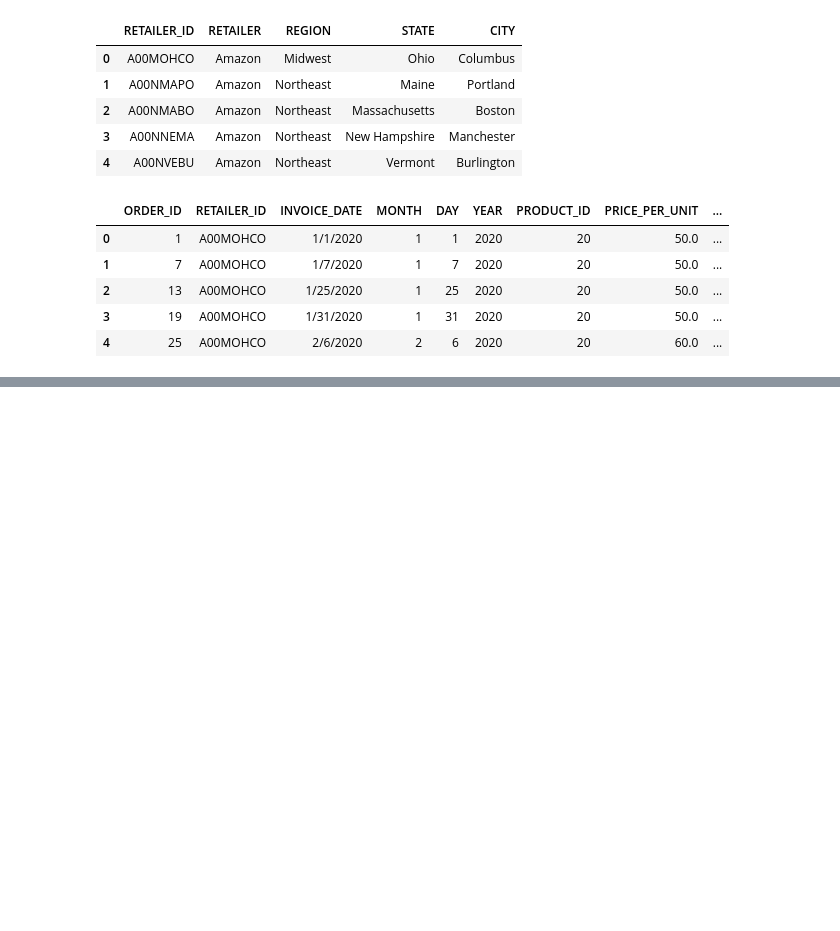
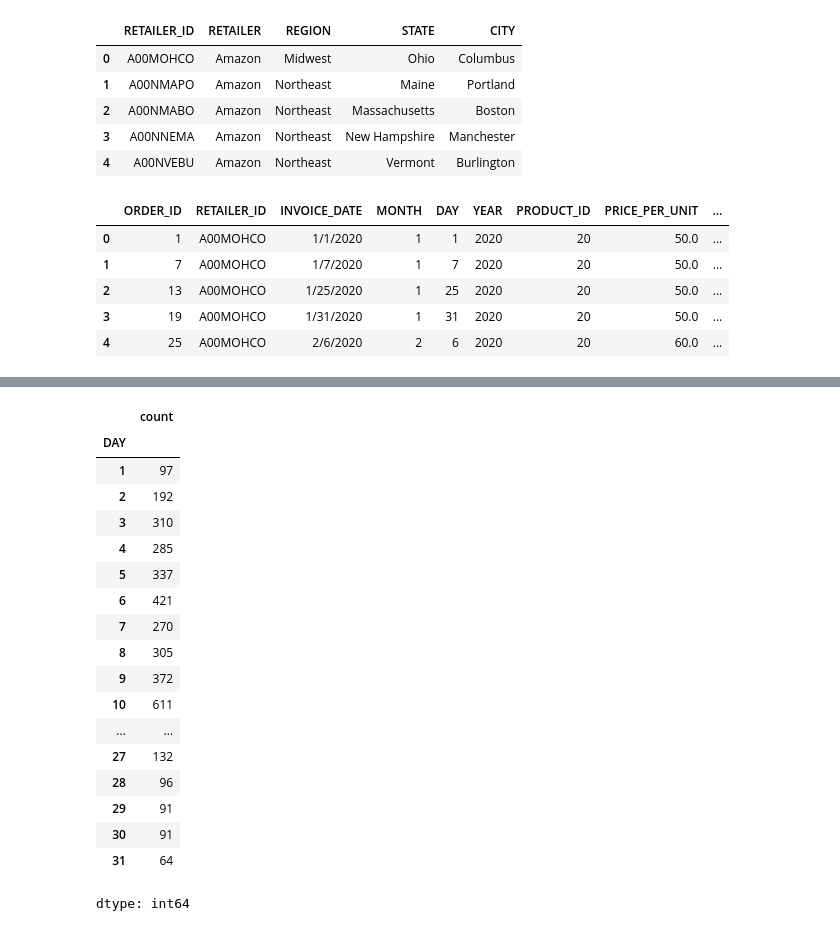
Before and after one commit to moyersda/genbus885-final-moyers_d, a Jupyter notebook: GenBud855_Final_Moyers_D.ipynb, the cells around one changed output, grey strips where cells are left out. Drawn from its saved outputs; the diff is of its cells as text; code cells hidden in the pictures; blank space fills up the shorter version.

```diff
--- a/GenBud855_Final_Moyers_D.ipynb
+++ b/GenBud855_Final_Moyers_D.ipynb
@@ -59,0 +101,3 @@ df_sales.head()
+# %%
+#Delete Null Records
+df_sales = df_sales.dropna()
@@ -59,0 +166,6 @@ df_sales.head()
+# %%
+#Find most common retailer
+df_sales["RETAILER_ID"].value_counts()
+
+#Assign purchase to W00SARLI
+df_sales["RETAILER_ID"] = df_sales["RETAILER_ID"].replace("999999999", "W00SARLI")
@@ -59,0 +190,22 @@ df_sales.head()
+# %%
+df_sales["DAY"].value_counts().sort_index()
+# %% [output]
+|  | count |
+| DAY |  |
+| 1 | 97 |
+| 2 | 192 |
+| 3 | 310 |
+| 4 | 285 |
+| 5 | 337 |
+| 6 | 421 |
+| 7 | 270 |
+| 8 | 305 |
+| 9 | 372 |
+| 10 | 611 |
+| ... | ... |
+| 27 | 132 |
+| 28 | 96 |
+| 29 | 91 |
+| 30 | 91 |
+| 31 | 64 |
+dtype: int64
```
Also changed, not shown: parts of 28 cells of this notebook.
